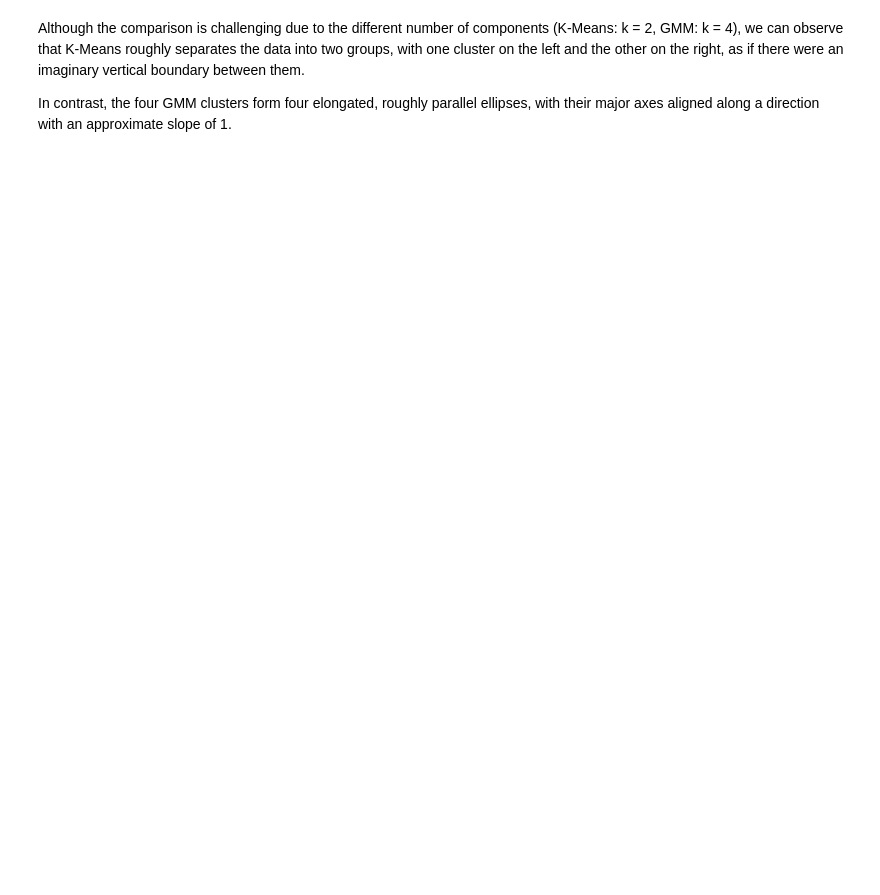
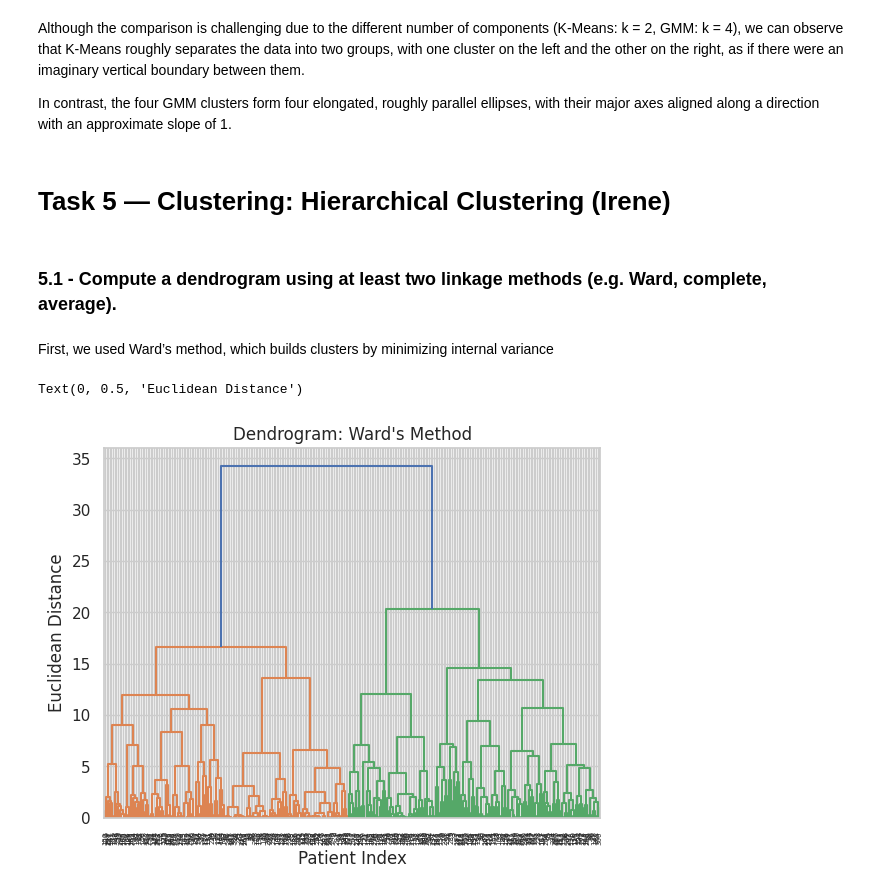
Before and after one commit to harasarahh/machine-learning-projects, a Jupyter notebook: ML_assignment1.ipynb, the cells around one changed output. Saved outputs shown, nothing was run; the diff lists cells and outputs as text; code cells hidden in the pictures; blank space fills up the shorter version.

Commit message:
task6 added

```diff
--- a/ML_assignment1.ipynb
+++ b/ML_assignment1.ipynb
@@ -1443,3 +1443,7 @@ KMeans
 Although the comparison is challenging due to the different number of components (K-Means: k = 2, GMM: k = 4), we can observe that K-Means roughly separates the data into two groups, with one cluster on the left and the other on the right, as if there were an imaginary vertical boundary between them.
 
 In contrast, the four GMM clusters form four elongated, roughly parallel ellipses, with their major axes aligned along a direction with an approximate slope of 1.
+# %% [markdown]
+# Task 5 — Clustering: Hierarchical Clustering (Irene)
+# %% [markdown]
+### 5.1 - Compute a dendrogram using at least two linkage methods (e.g. Ward, complete, average).
@@ -1445,0 +1454,14 @@ In contrast, the four GMM clusters form four elongated, roughly parallel ellipse
+# %% [markdown]
+First, we used Ward’s method, which builds clusters by minimizing internal variance
+# %%
+X_task5 = pd.DataFrame(X_final_scaled, columns=X_final.columns)
+
+# Ward's Method: Minimizes the variance within clusters
+linkage_ward = sch.linkage(X_task5, method='ward')
+sch.dendrogram(linkage_ward)
+plt.title('Dendrogram: Ward\'s Method')
+plt.xlabel('Patient Index')
+plt.ylabel('Euclidean Distance')
+# %% [output]
+Text(0, 0.5, 'Euclidean Distance')
+[figure, added]
```
Also changed, not shown: parts of 49 cells of this notebook.
